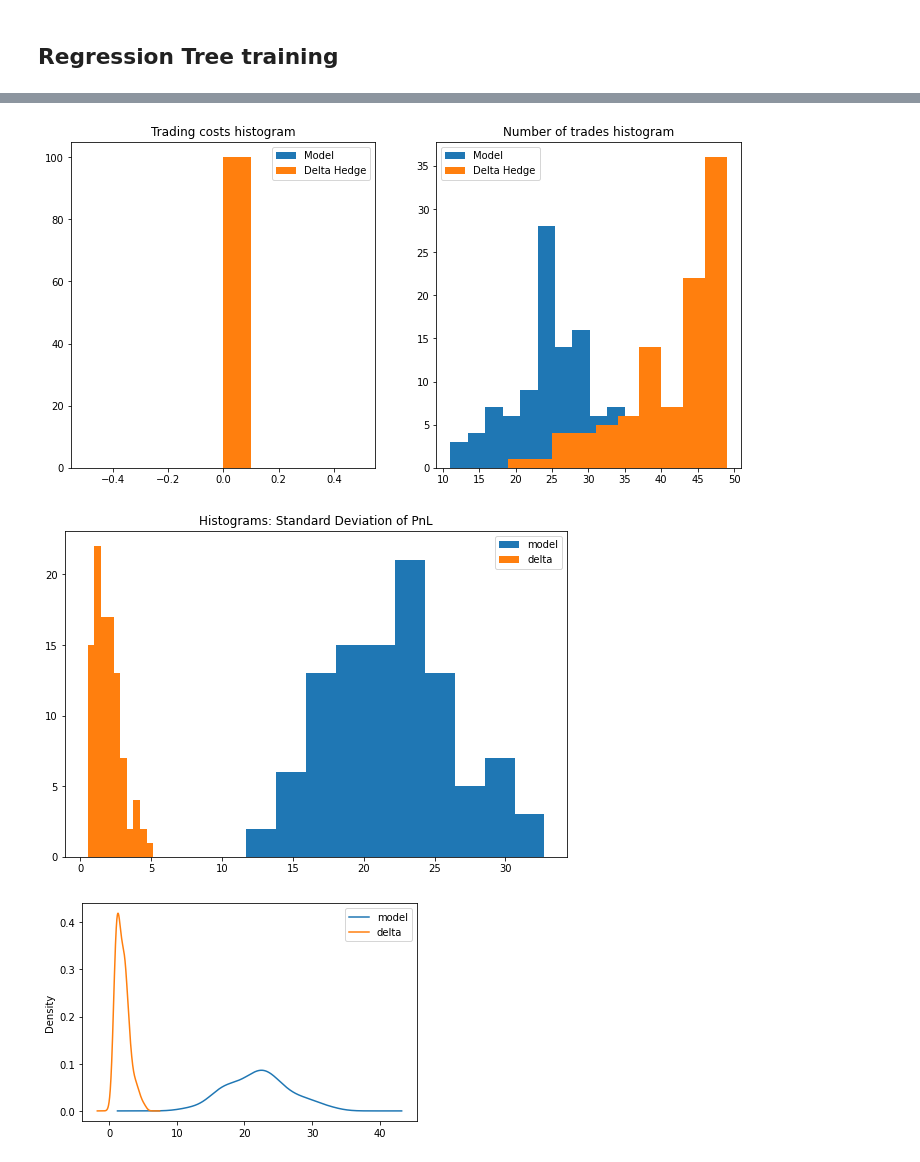
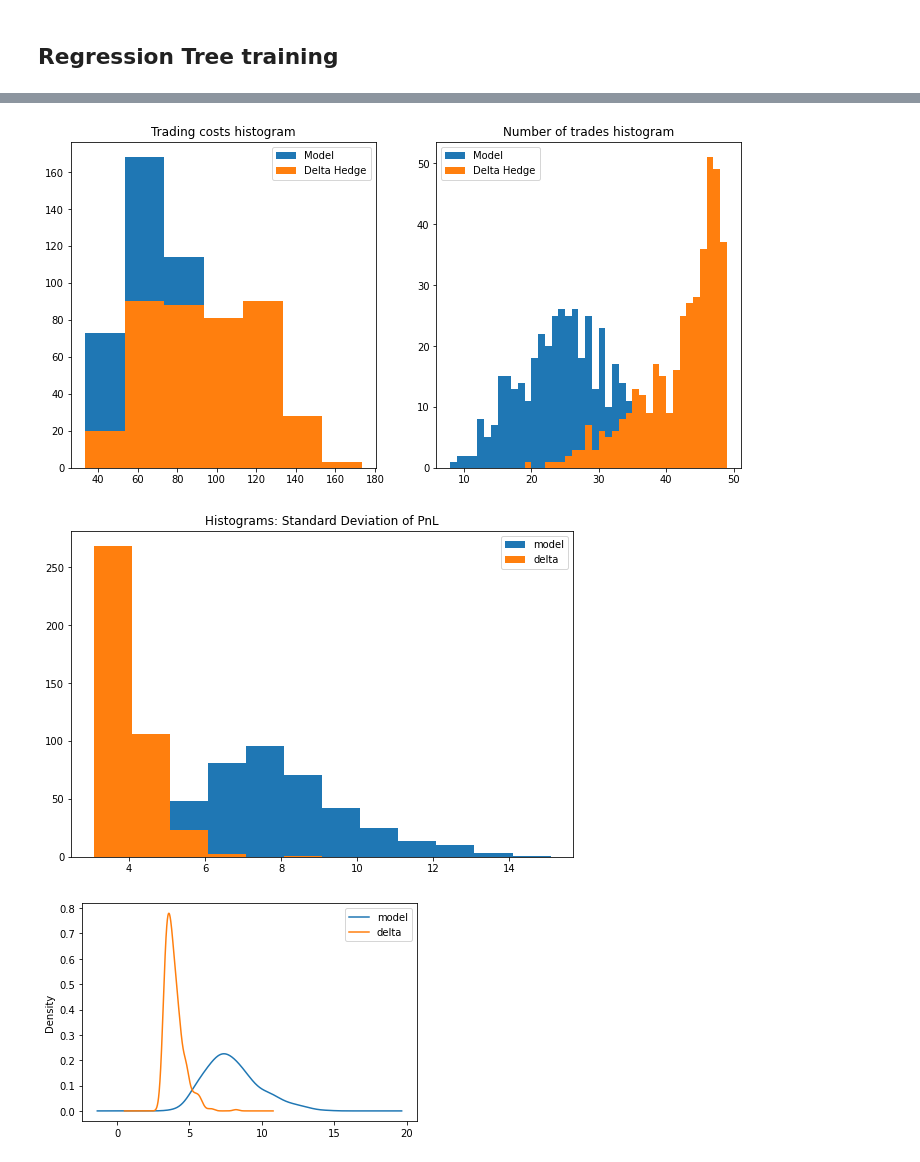
Before and after one commit to adamt98/Thesis2, a Jupyter notebook: Main.ipynb, the cells around one changed output, grey strips where cells are left out. Drawn from its saved outputs; the diff is of its cells as text; code cells hidden in the pictures.

```diff
--- a/Main.ipynb
+++ b/Main.ipynb
@@ -26,9 +23,9 @@ r = 0.0
 
 freq = 0.2 # corresponds to trading freq of 5x per day
 ttm = 50
-kappa = 0.0
-cost_multiplier = 0.0
-gamma = 0.88
+kappa = 0.1
+cost_multiplier = 0.5
+gamma = 0.99
 
 generator = GBM_Generator(S0, r, sigma, freq)
 
@@ -40,8 +37,8 @@ env_args = {
     "testing" : False
 }
 
-n_steps = 15000
-n_batches = 5
+n_steps = 50000
+n_batches = 20
 
 eps_func = utils.EpsFunction(n_steps).get_func()
 # %%
@@ -194,5 +155,5 @@ utils.plot_pnl(delta, df)
 # %%
-n_sim = 100
+n_sim = 400
 generator = GBM_Generator(r = r, sigma = sigma, S0 = S0, freq = freq)
 env_args["generator"] = generator
 env_args["testing"] = True
@@ -204,3 +165,3 @@ utils.plot_pnl_hist(pnl_paths_dict, pnl_dict, tcosts_dict, ntrades_dict)
-[figure, old version]
+[figure, new version]
-[figure, old version]
+[figure, new version]
-[figure, old version]
+[figure, new version]
```
Also changed, not shown: parts of 10 cells of this notebook, 1 other file.
